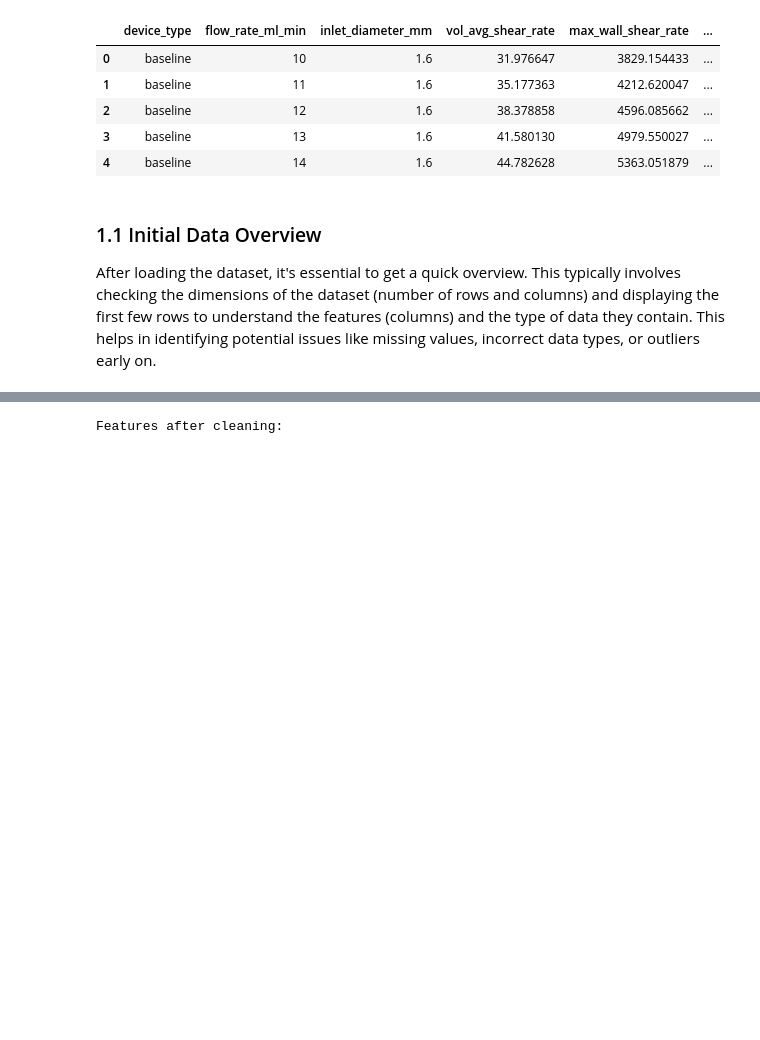
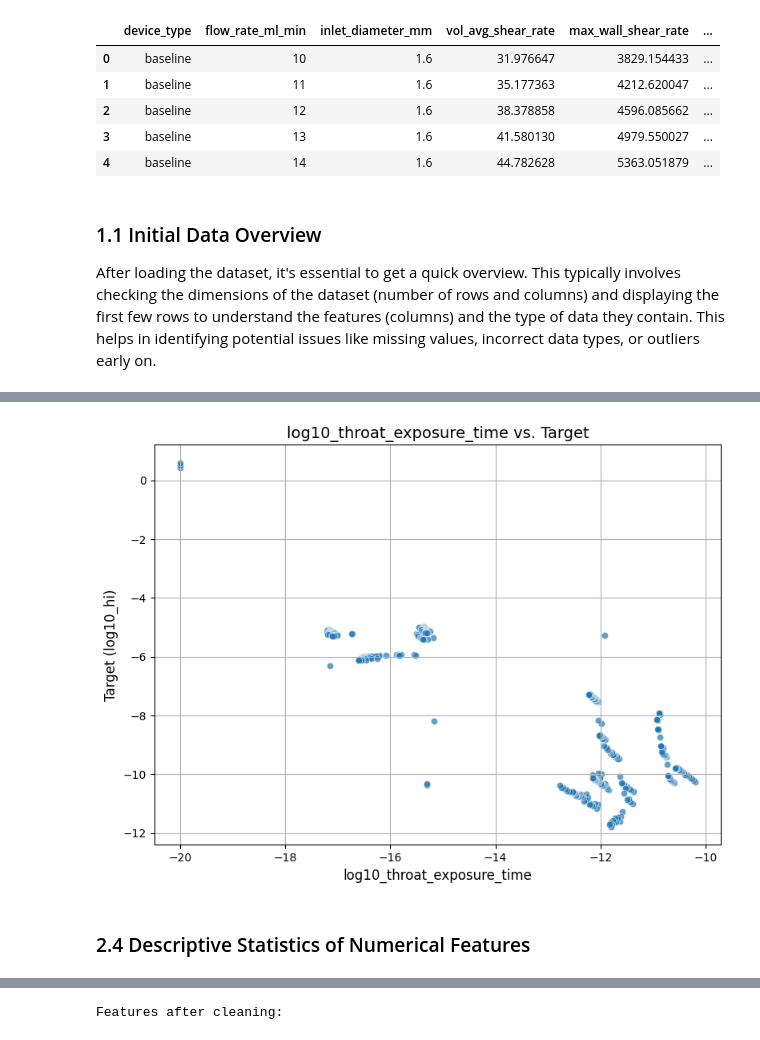
Before and after one commit to saadi223/AI-based-blood_damage_model, a Jupyter notebook: blood_damage_model.ipynb, the cells around one changed output, grey strips where cells are left out. Drawn from its saved outputs; the diff is of its cells as text; code cells hidden in the pictures; blank space fills up the shorter version.

```diff
--- a/blood_damage_model.ipynb
+++ b/blood_damage_model.ipynb
@@ -35,0 +91,13 @@ Data preprocessing is a critical step to prepare the raw data for machine learni
+# %%
+plt.figure(figsize=(8, 6))
+sns.scatterplot(x=df_eda['log10_throat_exposure_time'], y=df_eda['target_log10_hi'], alpha=0.7)
+plt.title('log10_throat_exposure_time vs. Target', fontsize=14)
+plt.xlabel('log10_throat_exposure_time', fontsize=12)
+plt.ylabel('Target (log10_hi)', fontsize=12)
+plt.grid(True)
+plt.tight_layout()
+plt.show()
+# %% [output]
+[figure, added]
+# %% [markdown]
+### 2.4 Descriptive Statistics of Numerical Features
```
Also changed, not shown: parts of 53 cells of this notebook.
